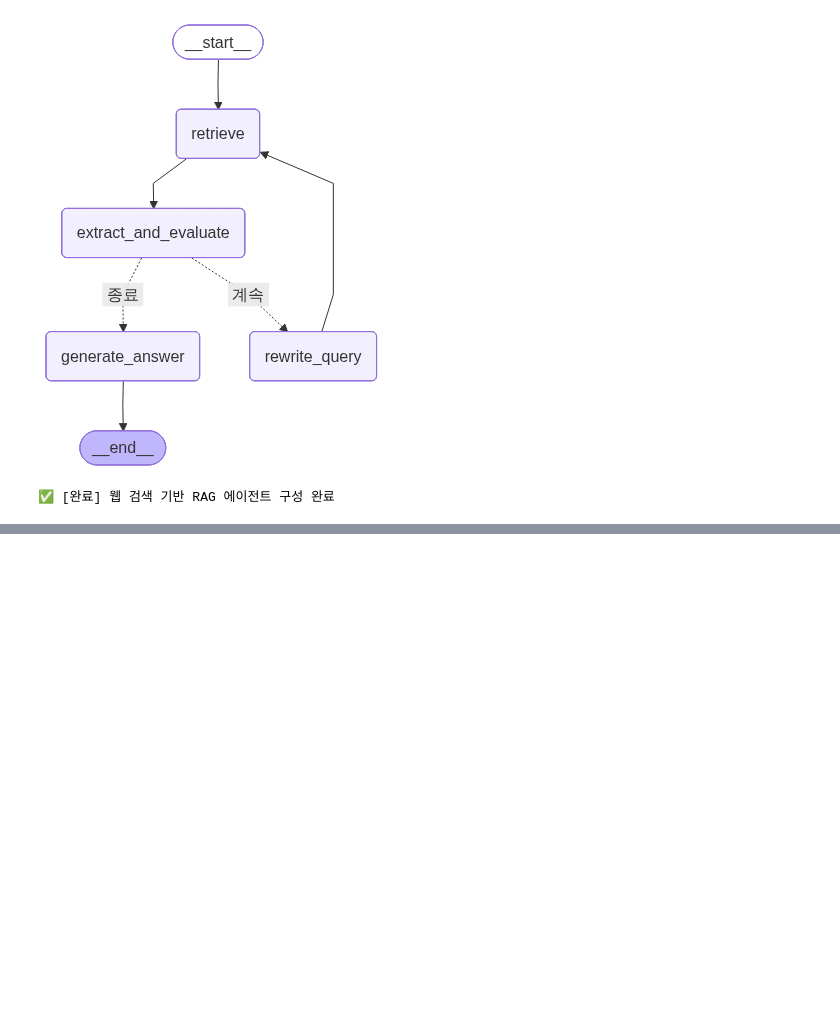
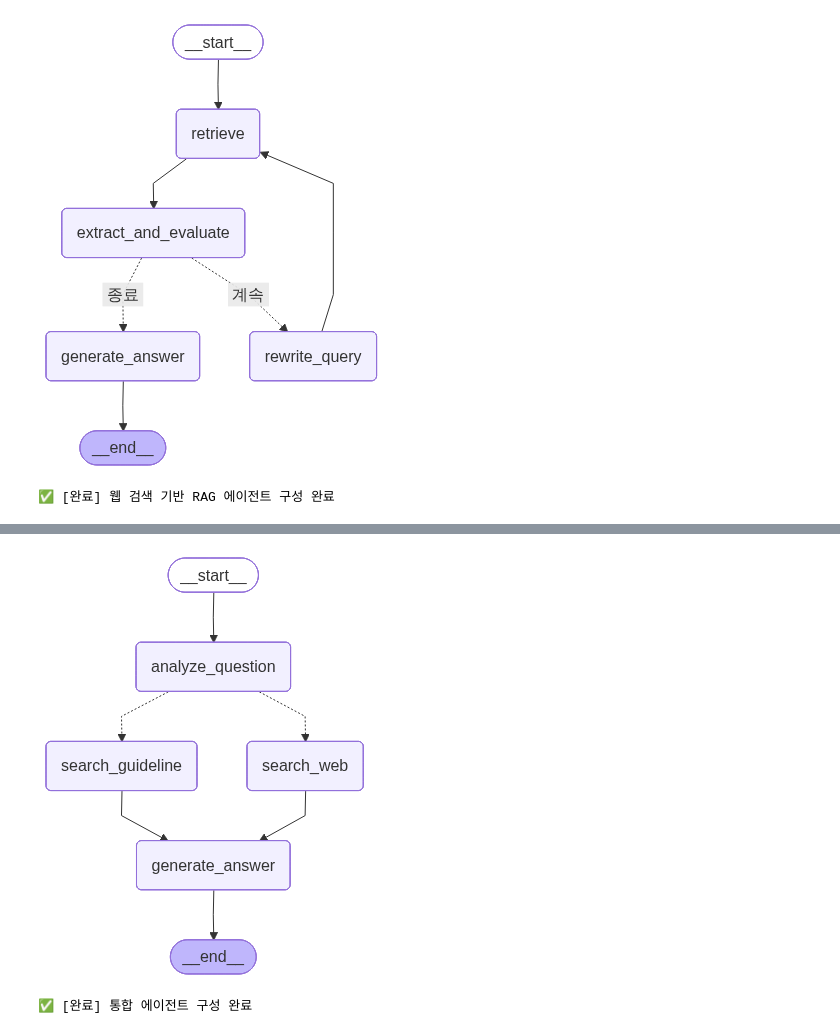
Before and after one commit to CSmart-AI/CSmart-LangGraph, a Jupyter notebook: CSmart_LangGrpah.ipynb, the cells around one changed output, grey strips where cells are left out. Saved outputs shown, nothing was run; the diff lists cells and outputs as text; code cells hidden in the pictures; blank space fills up the shorter version.

```diff
--- a/CSmart_LangGrpah.ipynb
+++ b/CSmart_LangGrpah.ipynb
@@ -368,16 +372,3 @@ AIMessage(content='안녕하세요! 무엇을 도와드릴까요?', additional_k
 ----------------------------------------------------------------------------------------------------
 []
 ----------------------------------------------------------------------------------------------------
-# %%
-# 벡터 검색과 웹 검색이 모두 필요한 경우
-query = "다변수 미적분 진도는 언제부터 나가고 현재 2026대비 기출문제집 구매할 수 있나요?"
-ai_msg = llm_with_tools.invoke(query)
-
-pprint(ai_msg)
-print("-" * 100)
-
-pprint(ai_msg.content)
-print("-" * 100)
-
-pprint(ai_msg.tool_calls)
-print("-" * 100)
@@ -954,0 +1183,44 @@ print("\n✅ [완료] 웹 검색 기반 RAG 에이전트 구성 완료")
+# %%
+# ======================================
+# 통합 그래프 구성
+# ======================================
+from langgraph.graph import StateGraph, START, END
+
+# 노드 정의를 딕셔너리로 관리
+nodes = {
+    "analyze_question": analyze_question_tool_search,
+    "search_guideline": guideline_rag_node,
+    "search_web": web_rag_node,
+    "generate_answer": answer_final,
+}
+
+# 그래프 생성
+integrated_builder = StateGraph(IntegratedAgentState)
+
+# 노드 추가
+for node_name, node_func in nodes.items():
+    integrated_builder.add_node(node_name, node_func)
+
+# 엣지 추가 (병렬 처리)
+integrated_builder.add_edge(START, "analyze_question")
+integrated_builder.add_conditional_edges(
+    "analyze_question",
+    route_datasources_tool_search,
+    ["search_guideline", "search_web"]
+)
+
+# 검색 노드들을 generate_answer에 연결
+for node in ["search_guideline", "search_web"]:
+    integrated_builder.add_edge(node, "generate_answer")
+
+integrated_builder.add_edge("generate_answer", END)
+
+# 그래프 컴파일
+integrated_agent = integrated_builder.compile()
+
+# 그래프 시각화
+display(Image(integrated_agent.get_graph().draw_mermaid_png()))
+print("\n✅ [완료] 통합 에이전트 구성 완료")
+# %% [output]
+[figure, added]
+✅ [완료] 통합 에이전트 구성 완료
```
Also changed, not shown: parts of 13 cells of this notebook, 1 other file.
